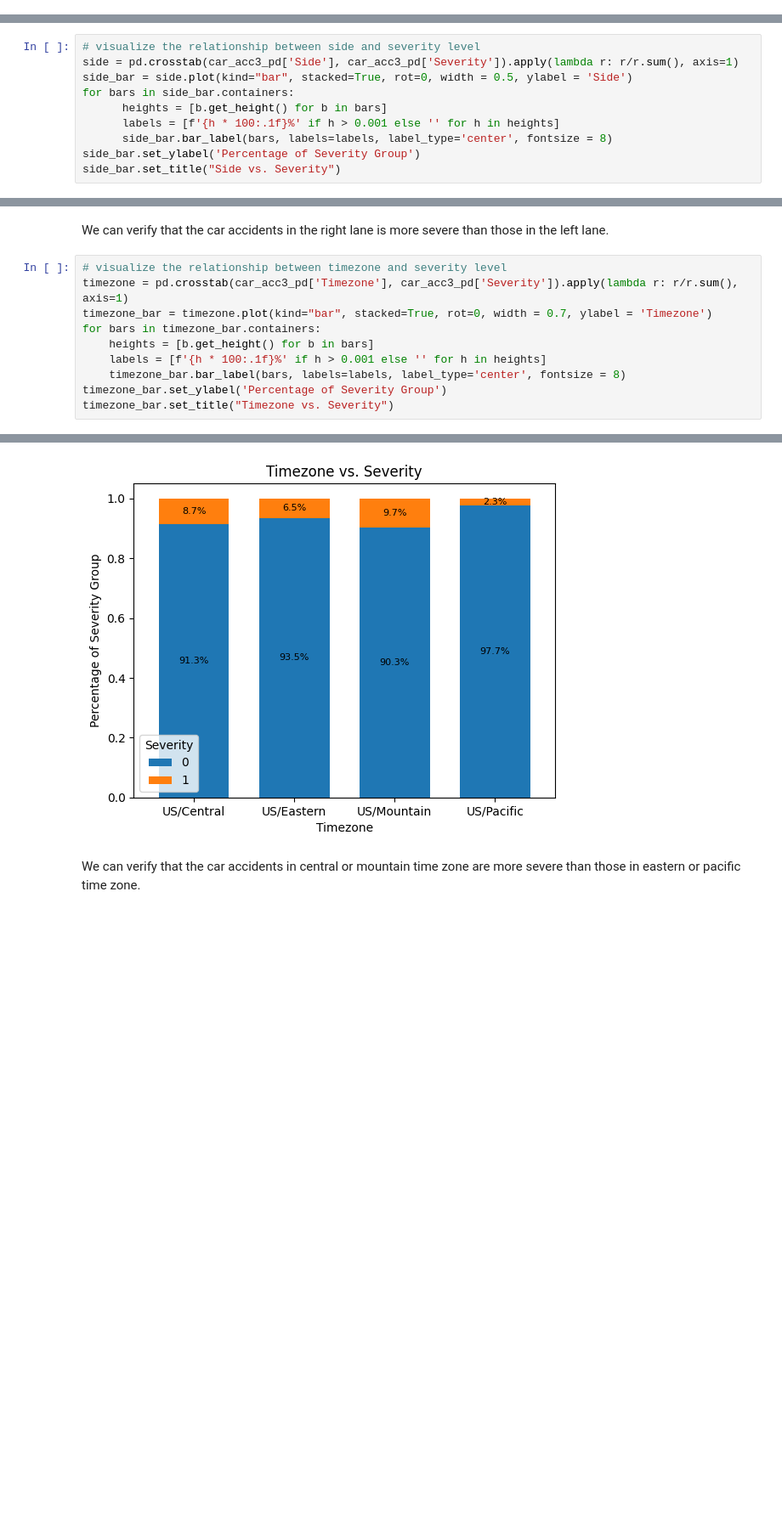
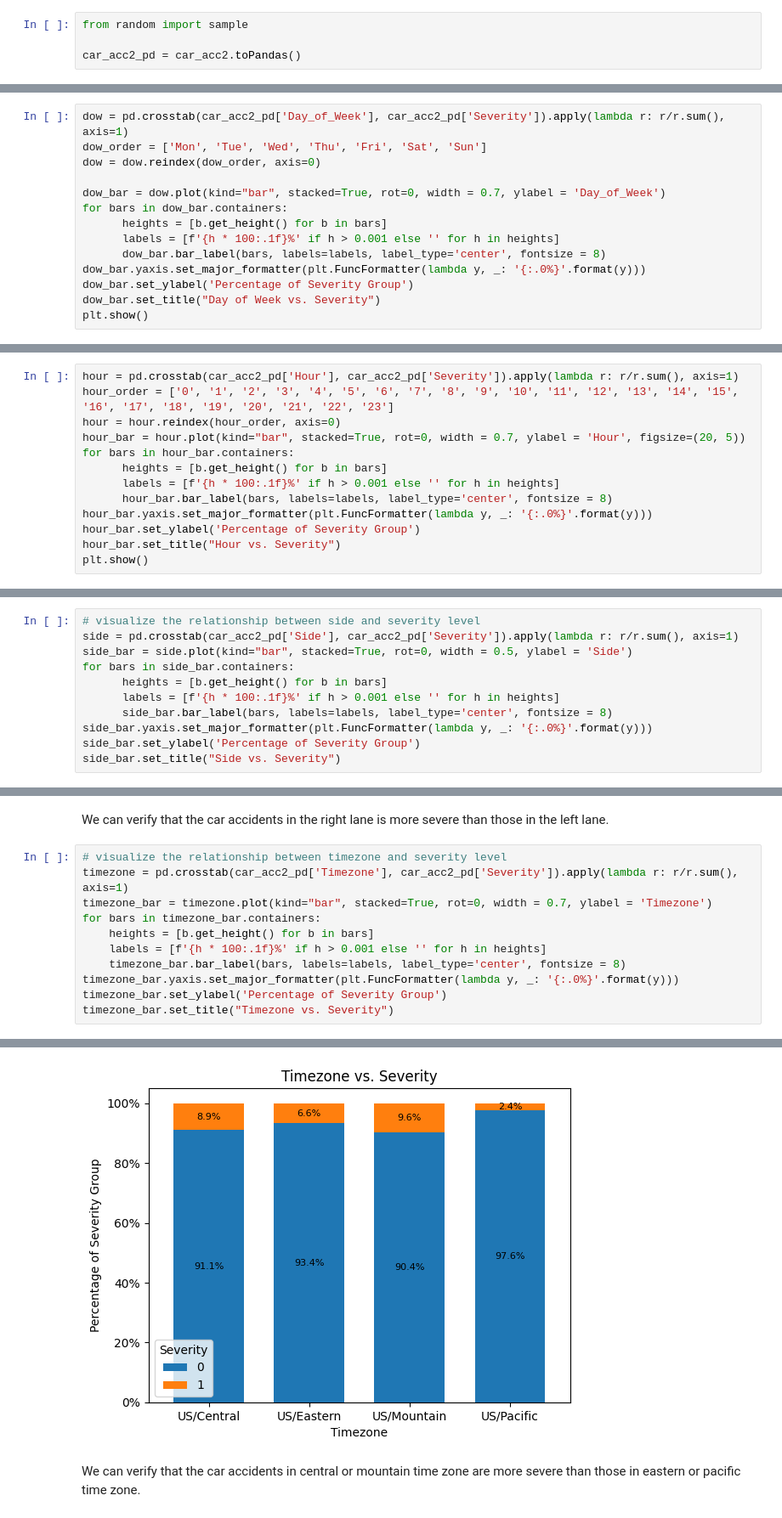
Before and after one commit to harimshin/data-science-portfolio, a Jupyter notebook: machine_learning_binary_classification_with_SMOTE_prediction_model_for_the_severity_of_car_accidents.ipynb, the cells around one changed output, grey strips where cells are left out. Shown at 85% size. Saved outputs shown, nothing was run; the diff lists cells and outputs as text; blank space fills up the shorter version.

```diff
--- a/machine_learning_binary_classification_with_SMOTE_prediction_model_for_the_severity_of_car_accidents.ipynb
+++ b/machine_learning_binary_classification_with_SMOTE_prediction_model_for_the_severity_of_car_accidents.ipynb
@@ -179,2 +150,6 @@ car_acc3_pd = car_acc3.toPandas()
+# %%
+from random import sample
+
+car_acc2_pd = car_acc2.toPandas()
 # %%
 import pandas as pd
@@ -251,2 +223,16 @@ plt.ticklabel_format(scilimits=(0, 20))
 # %% [markdown]
 We can observe only 11% of our data points are in the minority class (Severity = 1). This imbalanced data prevent the model to effectively learn the decision boundary. To solve this problem, I use Synthetic Minority Oversampling Technique (SMOTE), which is the most prevantly used approach to synthesize new examples from the minority class. I will use the new balanced dataset in the later section.
+# %%
+dow = pd.crosstab(car_acc2_pd['Day_of_Week'], car_acc2_pd['Severity']).apply(lambda r: r/r.sum(), axis=1)
+dow_order = ['Mon', 'Tue', 'Wed', 'Thu', 'Fri', 'Sat', 'Sun']
+dow = dow.reindex(dow_order, axis=0)
+
+dow_bar = dow.plot(kind="bar", stacked=True, rot=0, width = 0.7, ylabel = 'Day_of_Week')
+for bars in dow_bar.containers:
+      heights = [b.get_height() for b in bars]
+      labels = [f'{h * 100:.1f}%' if h > 0.001 else '' for h in heights]
+      dow_bar.bar_label(bars, labels=labels, label_type='center', fontsize = 8)
+dow_bar.yaxis.set_major_formatter(plt.FuncFormatter(lambda y, _: '{:.0%}'.format(y)))
+dow_bar.set_ylabel('Percentage of Severity Group')
+dow_bar.set_title("Day of Week vs. Severity")
+plt.show()
@@ -252,0 +241,13 @@ We can observe only 11% of our data points are in the minority class (Severity =
+# %%
+hour = pd.crosstab(car_acc2_pd['Hour'], car_acc2_pd['Severity']).apply(lambda r: r/r.sum(), axis=1)
+hour_order = ['0', '1', '2', '3', '4', '5', '6', '7', '8', '9', '10', '11', '12', '13', '14', '15', '16', '17', '18', '19', '20', '21', '22', '23']
+hour = hour.reindex(hour_order, axis=0)
+hour_bar = hour.plot(kind="bar", stacked=True, rot=0, width = 0.7, ylabel = 'Hour', figsize=(20, 5))
+for bars in hour_bar.containers:
+      heights = [b.get_height() for b in bars]
+      labels = [f'{h * 100:.1f}%' if h > 0.001 else '' for h in heights]
+      hour_bar.bar_label(bars, labels=labels, label_type='center', fontsize = 8)
+hour_bar.yaxis.set_major_formatter(plt.FuncFormatter(lambda y, _: '{:.0%}'.format(y)))
+hour_bar.set_ylabel('Percentage of Severity Group')
+hour_bar.set_title("Hour vs. Severity")
+plt.show()
@@ -264,12 +273,13 @@ plt.show()
 We can see that if the distance between start point and end point of the accident, the severity of it increases. However, distance can be measured only after the accident happens, I did not include this for the model.
 # %%
 # visualize the relationship between side and severity level
-side = pd.crosstab(car_acc3_pd['Side'], car_acc3_pd['Severity']).apply(lambda r: r/r.sum(), axis=1)
+side = pd.crosstab(car_acc2_pd['Side'], car_acc2_pd['Severity']).apply(lambda r: r/r.sum(), axis=1)
 side_bar = side.plot(kind="bar", stacked=True, rot=0, width = 0.5, ylabel = 'Side')
 for bars in side_bar.containers:
       heights = [b.get_height() for b in bars]
       labels = [f'{h * 100:.1f}%' if h > 0.001 else '' for h in heights]
       side_bar.bar_label(bars, labels=labels, label_type='center', fontsize = 8)
+side_bar.yaxis.set_major_formatter(plt.FuncFormatter(lambda y, _: '{:.0%}'.format(y)))
 side_bar.set_ylabel('Percentage of Severity Group')
 side_bar.set_title("Side vs. Severity")
 # %% [output]
@@ -279,17 +289,18 @@ Text(0.5, 1.0, 'Side vs. Severity')
 We can verify that the car accidents in the right lane is more severe than those in the left lane.
 # %%
 # visualize the relationship between timezone and severity level
-timezone = pd.crosstab(car_acc3_pd['Timezone'], car_acc3_pd['Severity']).apply(lambda r: r/r.sum(), axis=1)
+timezone = pd.crosstab(car_acc2_pd['Timezone'], car_acc2_pd['Severity']).apply(lambda r: r/r.sum(), axis=1)
 timezone_bar = timezone.plot(kind="bar", stacked=True, rot=0, width = 0.7, ylabel = 'Timezone')
 for bars in timezone_bar.containers:
     heights = [b.get_height() for b in bars]
     labels = [f'{h * 100:.1f}%' if h > 0.001 else '' for h in heights]
     timezone_bar.bar_label(bars, labels=labels, label_type='center', fontsize = 8)
+timezone_bar.yaxis.set_major_formatter(plt.FuncFormatter(lambda y, _: '{:.0%}'.format(y)))
 timezone_bar.set_ylabel('Percentage of Severity Group')
 timezone_bar.set_title("Timezone vs. Severity")
 # %% [output]
 Text(0.5, 1.0, 'Timezone vs. Severity')
-[figure, old version]
+[figure, new version]
 # %% [markdown]
 We can verify that the car accidents in central or mountain time zone are more severe than those in eastern or pacific time zone.
 # %% [markdown]
```
Also changed, not shown: parts of 56 cells of this notebook.
